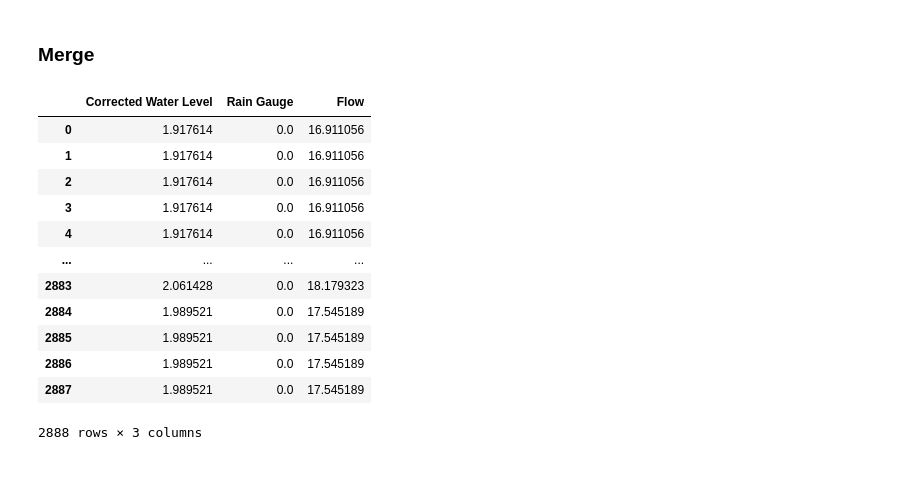
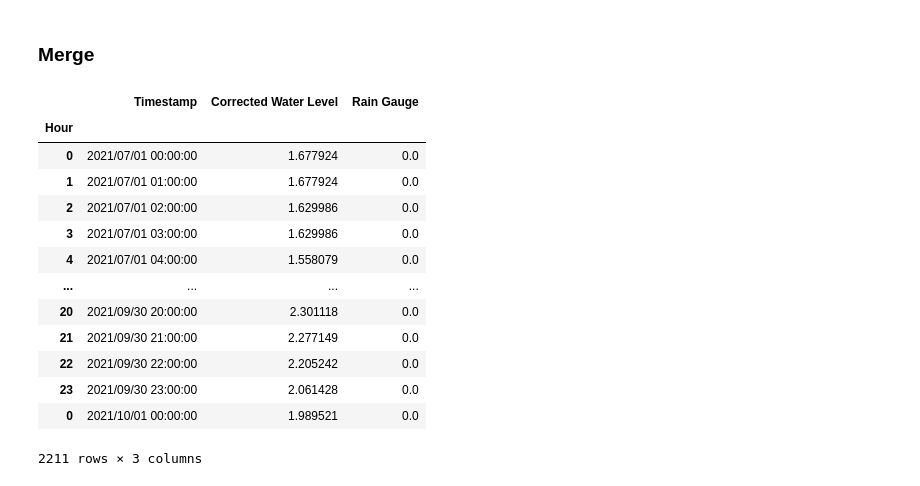
Before and after one commit to gsulay/First_Gen_Tagoloan_CDO, a Jupyter notebook: Rating Curve Plot.ipynb, the cells around one changed output. Cells and saved outputs as stored; diff of their text form; code cells hidden in the pictures.

```diff
--- a/Rating Curve Plot.ipynb
+++ b/Rating Curve Plot.ipynb
@@ -94,15 +96,17 @@ while True:
         river = river_dict[which_river]
 
         message = """How many reports will you include \n
-        1 Report \n
-        2/more Reports \n"""
+        1: 1 Report \n
+        2: 2/more Reports \n"""
 
         no_of_files_condition = int(input(message))
 
         if no_of_files_condition == 1:
+            print("Starting individual file analysis")
             report_file = [select_a_file(river)]
         elif no_of_files_condition == 2:
             report_file = select_multiple_files_continuous(river)
+            print("Starting multi file analysis")
         else:
             raise ValueError
 
@@ -124,30 +139,30 @@ Successfully selected report/s. The selected reports are...
 # %%
 all_df = [pd.read_excel(path, index_col=0) for path in report_file]
 main_df = pd.concat(all_df)
 
 if river == river_dict[0]: #if Cagayan
-    main_df = main_df[['Corrected Water Level', 'Rain Gauge']]
+    main_df = main_df[['Timestamp','Corrected Water Level', 'Rain Gauge']]
 
 if river == river_dict[1]: #if Tagoloan
-    main_df = main_df[['Corrected Water Level', 'RG0_Diff']]
-    main_df.columns = ['Corrected Water Level', 'Rain Gauge']
+    main_df = main_df[['Timestamp','Corrected Water Level', 'RG0_Diff']]
+    main_df.columns = ['Timestamp','Corrected Water Level', 'Rain Gauge']
 
-water_level = main_df['Corrected Water Level'].to_numpy()
 
-flow = a_param*(water_level*b_param)
-main_df['Flow'] = flow
+
+
 main_df
 # %% [output]
-|  | Corrected Water Level | Rain Gauge | Flow |
-| 0 | 1.917614 | 0.0 | 16.911056 |
-| 1 | 1.917614 | 0.0 | 16.911056 |
-| 2 | 1.917614 | 0.0 | 16.911056 |
-| 3 | 1.917614 | 0.0 | 16.911056 |
-| 4 | 1.917614 | 0.0 | 16.911056 |
+|  | Timestamp | Corrected Water Level | Rain Gauge |
+| Hour |  |  |  |
+| 0 | 2021/07/01 00:00:00 | 1.677924 | 0.0 |
+| 1 | 2021/07/01 01:00:00 | 1.677924 | 0.0 |
+| 2 | 2021/07/01 02:00:00 | 1.629986 | 0.0 |
+| 3 | 2021/07/01 03:00:00 | 1.629986 | 0.0 |
+| 4 | 2021/07/01 04:00:00 | 1.558079 | 0.0 |
 | ... | ... | ... | ... |
-| 2883 | 2.061428 | 0.0 | 18.179323 |
-| 2884 | 1.989521 | 0.0 | 17.545189 |
-| 2885 | 1.989521 | 0.0 | 17.545189 |
-| 2886 | 1.989521 | 0.0 | 17.545189 |
-| 2887 | 1.989521 | 0.0 | 17.545189 |
+| 20 | 2021/09/30 20:00:00 | 2.301118 | 0.0 |
+| 21 | 2021/09/30 21:00:00 | 2.277149 | 0.0 |
+| 22 | 2021/09/30 22:00:00 | 2.205242 | 0.0 |
+| 23 | 2021/09/30 23:00:00 | 2.061428 | 0.0 |
+| 0 | 2021/10/01 00:00:00 | 1.989521 | 0.0 |
-2888 rows × 3 columns
+2211 rows × 3 columns
```
Also changed, not shown: parts of 24 cells of this notebook.
